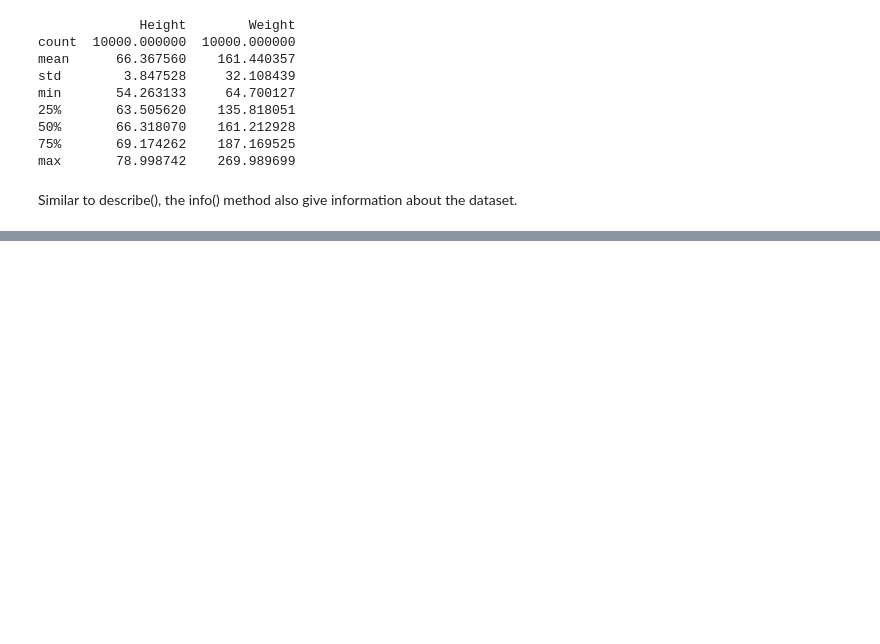
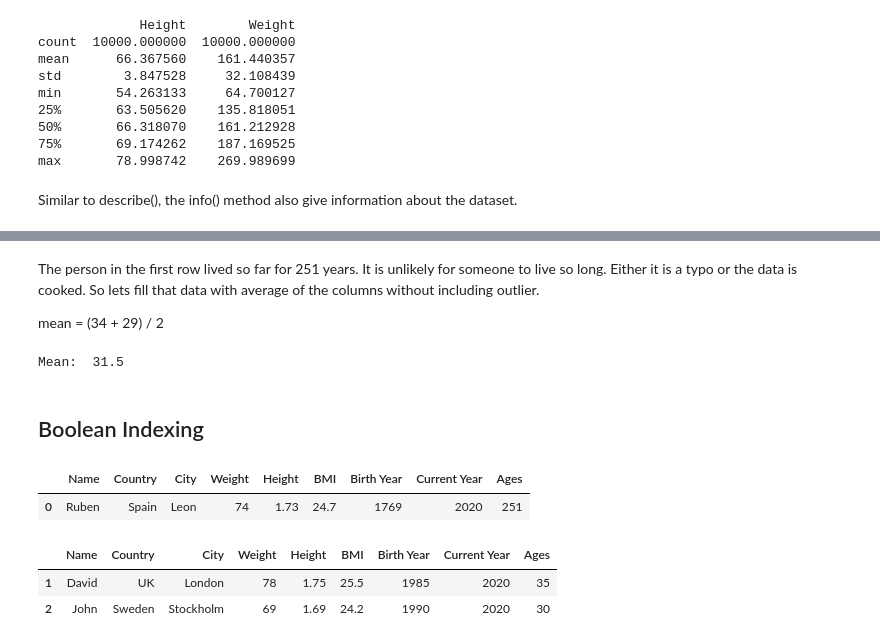
Before and after one commit to rublaman/30-Days-Of-Python, a Jupyter notebook: 25_Day_Pandas/pandas.ipynb, the cells around one changed output, grey strips where cells are left out. Cells and saved outputs as stored; diff of their text form; code cells hidden in the pictures; blank space fills up the shorter version.

```diff
--- a/25_Day_Pandas/pandas.ipynb
+++ b/25_Day_Pandas/pandas.ipynb
@@ -279,0 +433,22 @@ Similar to describe(), the info() method also give information about the dataset
+# %% [markdown]
+The person in the first row lived so far for 251 years. It is unlikely for someone to live so long. Either it is a typo or the data is cooked. So lets fill that data with average of the columns without including outlier.
+
+mean = (34 + 29) / 2
+# %%
+mean = (34 + 29)/ 2
+print('Mean: ',mean)	#it is good to add some description to the output, so we know what is what
+# %% [output]
+Mean:  31.5
+# %% [markdown]
+## Boolean Indexing
+# %%
+df[df['Ages'] > 120]
+# %% [output]
+|  | Name | Country | City | Weight | Height | BMI | Birth Year | Current Year | Ages |
+| 0 | Ruben | Spain | Leon | 74 | 1.73 | 24.7 | 1769 | 2020 | 251 |
+# %%
+df[df['Ages'] < 120]
+# %% [output]
+|  | Name | Country | City | Weight | Height | BMI | Birth Year | Current Year | Ages |
+| 1 | David | UK | London | 78 | 1.75 | 25.5 | 1985 | 2020 | 35 |
+| 2 | John | Sweden | Stockholm | 69 | 1.69 | 24.2 | 1990 | 2020 | 30 |
```
Also changed, not shown: parts of 27 cells of this notebook.
